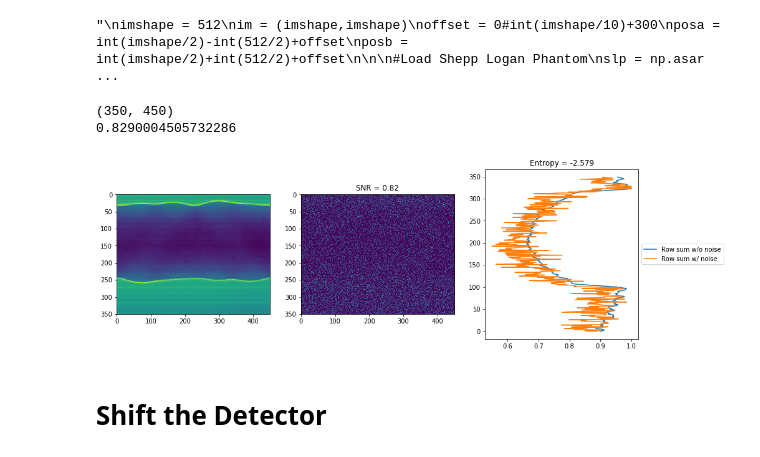
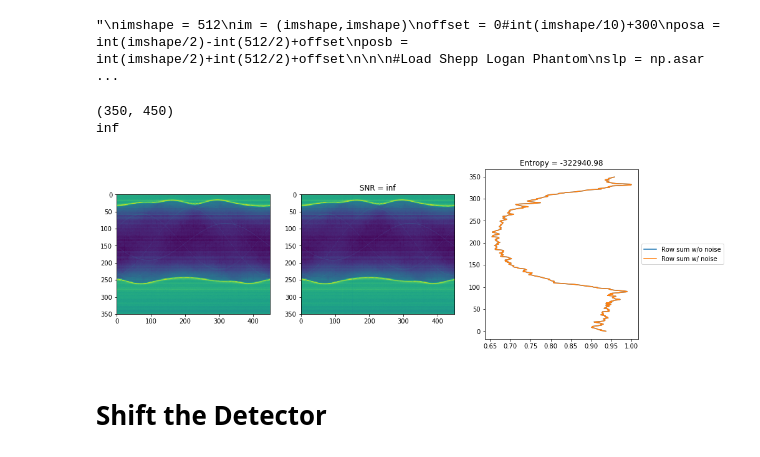
Before and after one commit to everettvacek/rotationCenter, a Jupyter notebook: Scan_crop_pad.ipynb, the cells around one changed output. Saved outputs shown, nothing was run; the diff lists cells and outputs as text; code cells hidden in the pictures.

```diff
--- a/Scan_crop_pad.ipynb
+++ b/Scan_crop_pad.ipynb
@@ -73,41 +73,41 @@ theta = np.linspace(0., 360, number_angles, endpoint=False)
 sinogram = radon(phantom, theta=theta, circle=Circle)
 np.save('sinogram2', sinogram)
 '''
-exposure = 1
+exposure = None
 #clip = 10000
 #sinogram = np.clip(np.load('sinogram_off_center.npy'),clip, None)
-sinogram = np.transpose(data[:,300,:])
+sinogram = np.transpose(data[:,100,:])
 added_noise = add_noise(sinogram, exposure)
 sinogram_noise = added_noise[0]
 sinogram_noise_snr = added_noise[1]
 
 rowsum = np.sum(sinogram, axis=1)
 rowsum_n = np.sum(sinogram_noise, axis=1)
 
 
 entropy = -int(np.mean(rowsum_n*np.log2(rowsum_n)))/1000
 
 
 plt.figure(figsize=(15,5))
 plt.subplot(131)
 plt.imshow(sinogram)
 plt.subplot(132)
 plt.imshow(sinogram_noise)
 plt.title('SNR = ' + str(sinogram_noise_snr)[0:4])
 plt.subplot(133)
 plt.plot(rowsum[::-1]/np.max(rowsum), np.arange(0,sinogram.shape[0],1), label = 'Row sum w/o noise')
 plt.plot(rowsum_n[::-1]/np.max(rowsum_n), np.arange(0,sinogram.shape[0],1), label = 'Row sum w/ noise')
 plt.legend(loc='center left', bbox_to_anchor=(1, 0.5))
 plt.title('Entropy = ' + str(entropy)[0:10])
 
 plt.show
 
 print(sinogram.shape)
 print(sinogram_noise_snr)
 # %% [output]
 (350, 450)
-0.8290004505732286
+inf
-[figure, old version]
+[figure, new version]
 # %% [markdown]
 # Shift the Detector
 # %%
```
Also changed, not shown: parts of 11 cells of this notebook, 2 other files.
